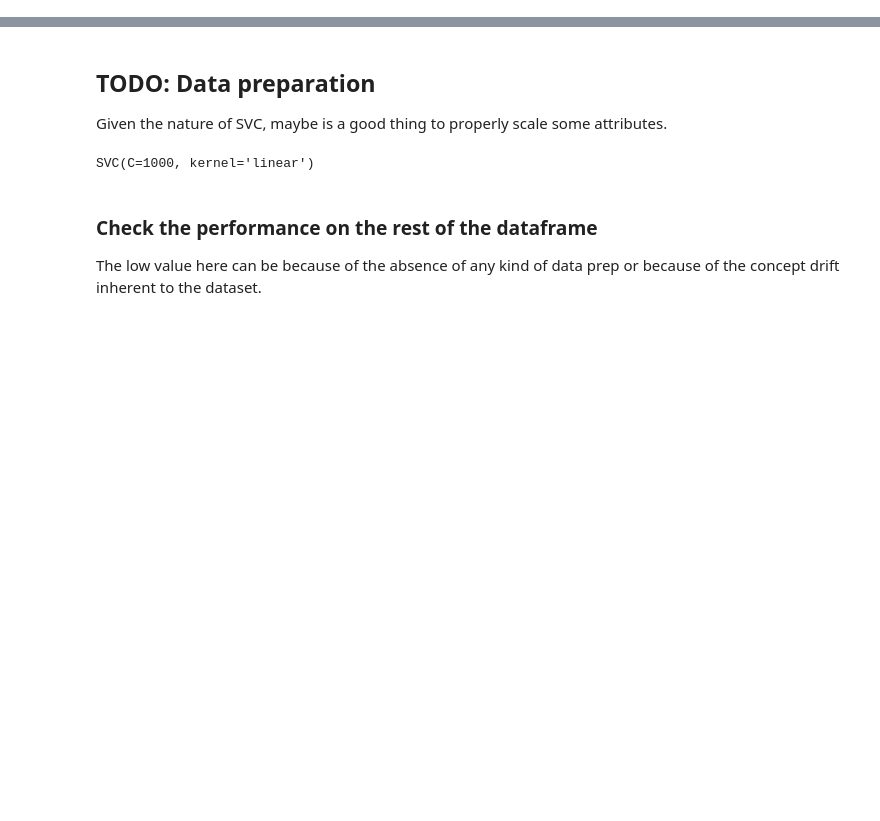
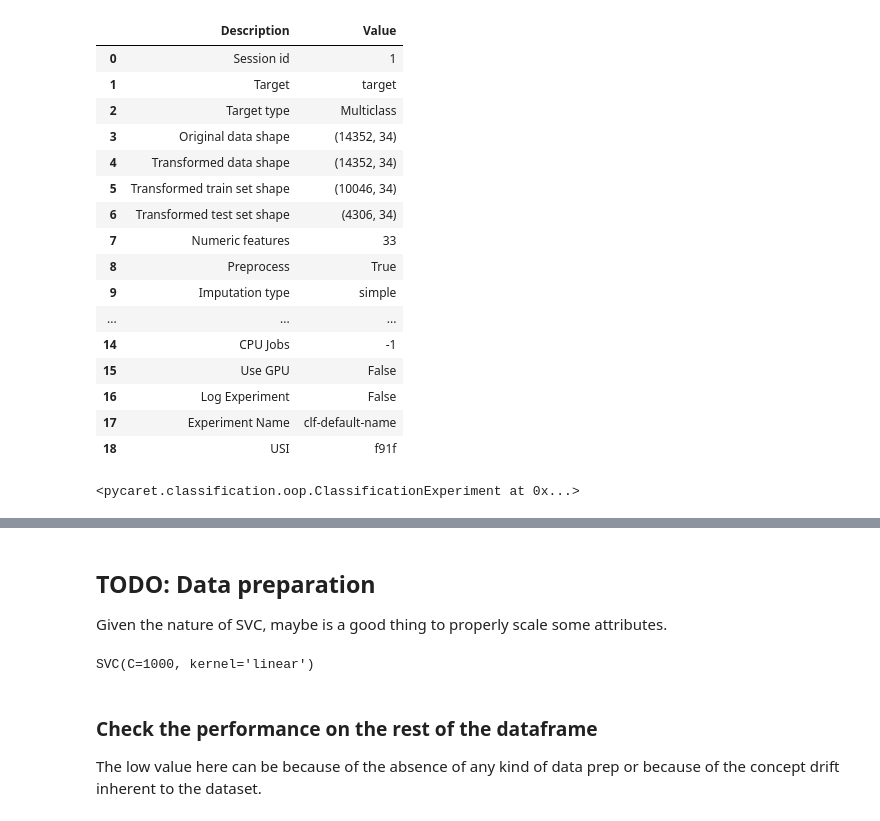
Before and after one commit to lucashelfs/drifts, a Jupyter notebook: simple_train.ipynb, the cells around one changed output, grey strips where cells are left out. Drawn from its saved outputs; the diff is of its cells as text; code cells hidden in the pictures; blank space fills up the shorter version.

```diff
--- a/simple_train.ipynb
+++ b/simple_train.ipynb
@@ -6,4 +1,9 @@ pd.set_option('mode.use_inf_as_na', True)
 # %%
+import pandas as pd
+from usp_stream_datasets import *
+
+pd.set_option('mode.use_inf_as_na', True)
+
 dataset = "Abrupt (bal.)"
 change_points = insects_datasets[dataset]["change_point"]
 df = load_insect_dataset(insects_datasets[dataset]["filename"])
@@ -12,4 +12,12 @@ first_abrupt_change_point = change_points[0]
 
 df_train = df.iloc[:first_abrupt_change_point].copy()
 df_test = df.iloc[first_abrupt_change_point:].copy()
-del df
+# del df
+
+from sklearn.preprocessing import LabelEncoder
+
+y = df_train.pop("class")
+le = LabelEncoder()
+y_hat = le.fit_transform(y)
+
+df_train["target"] = y_hat
@@ -15,0 +27,24 @@ del df
+# %%
+from pycaret.classification import ClassificationExperiment
+
+s = ClassificationExperiment()
+s.setup(df_train, target = 'target', session_id = 1)
+# %% [output]
+|  | Description | Value |
+| 0 | Session id | 1 |
+| 1 | Target | target |
+| 2 | Target type | Multiclass |
+| 3 | Original data shape | (14352, 34) |
+| 4 | Transformed data shape | (14352, 34) |
+| 5 | Transformed train set shape | (10046, 34) |
+| 6 | Transformed test set shape | (4306, 34) |
+| 7 | Numeric features | 33 |
+| 8 | Preprocess | True |
+| 9 | Imputation type | simple |
+| ... | ... | ... |
+| 14 | CPU Jobs | -1 |
+| 15 | Use GPU | False |
+| 16 | Log Experiment | False |
+| 17 | Experiment Name | clf-default-name |
+| 18 | USI | f91f |
+<pycaret.classification.oop.ClassificationExperiment at 0x...>
```
Also changed, not shown: parts of 7 cells of this notebook, 3 other files.
